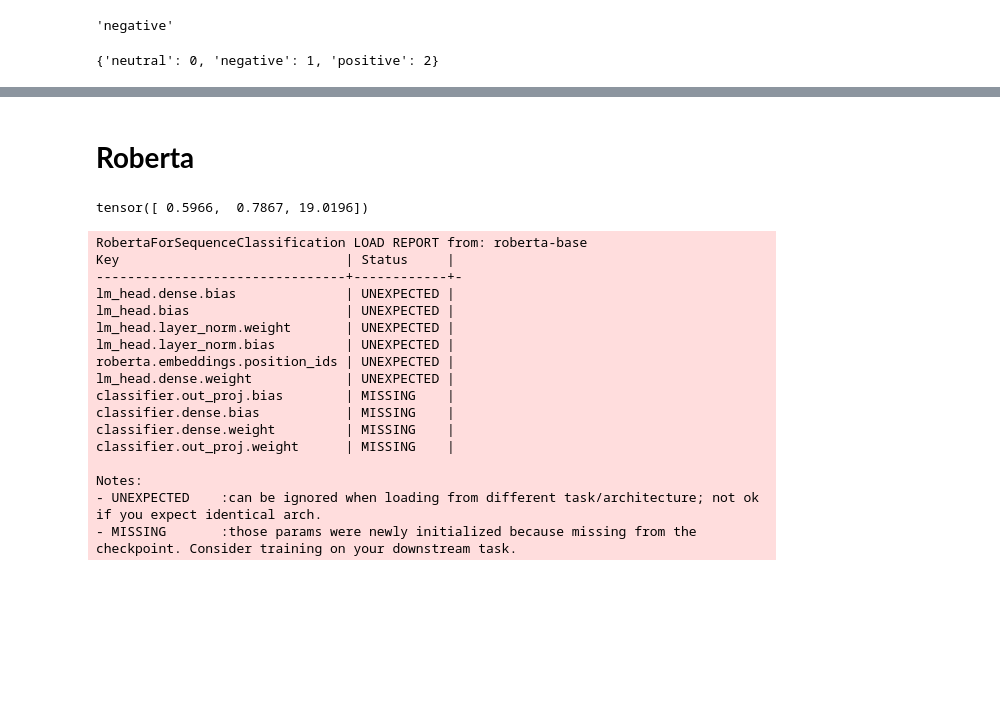
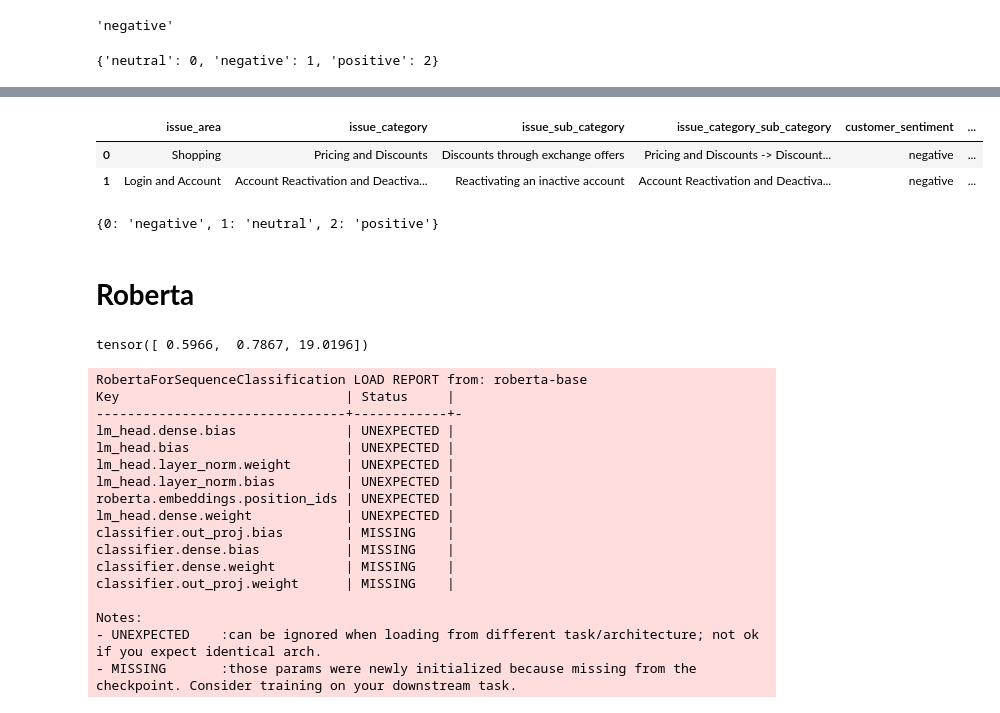
Before and after one commit to aleynakirmizi/DI_725_Assignment_1, a Jupyter notebook: e274020_DI725_assignment1.ipynb, the cells around one changed output, grey strips where cells are left out. Saved outputs shown, nothing was run; the diff lists cells and outputs as text; code cells hidden in the pictures; blank space fills up the shorter version.

```diff
--- a/e274020_DI725_assignment1.ipynb
+++ b/e274020_DI725_assignment1.ipynb
@@ -283,6 +282,18 @@ df_train.head(2)
 |  | issue_area | issue_category | issue_sub_category | issue_category_sub_category | customer_sentiment | ... |
 | 0 | Login and Account | Mobile Number and Email Verification | Verification requirement for mobi... | Mobile Number and Email Verificat... | neutral | ... |
 | 1 | Cancellations and returns | Pickup and Shipping | Reasons for being asked to ship t... | Pickup and Shipping -> Reasons fo... | neutral | ... |
+# %%
+label_test = {label: idx for idx, label in enumerate(df_train["customer_sentiment"].unique())}
+df_test['label'] = df_test['customer_sentiment'].map(label_test)
+df_test.head(2)
+# %% [output]
+|  | issue_area | issue_category | issue_sub_category | issue_category_sub_category | customer_sentiment | ... |
+| 0 | Shopping | Pricing and Discounts | Discounts through exchange offers | Pricing and Discounts -> Discount... | negative | ... |
+| 1 | Login and Account | Account Reactivation and Deactiva... | Reactivating an inactive account | Account Reactivation and Deactiva... | negative | ... |
+# %%
+label_test
+# %% [output]
+{0: 'negative', 1: 'neutral', 2: 'positive'}
 # %% [markdown]
 # **Roberta**
 # %%
```
Also changed, not shown: parts of 3 cells of this notebook.
